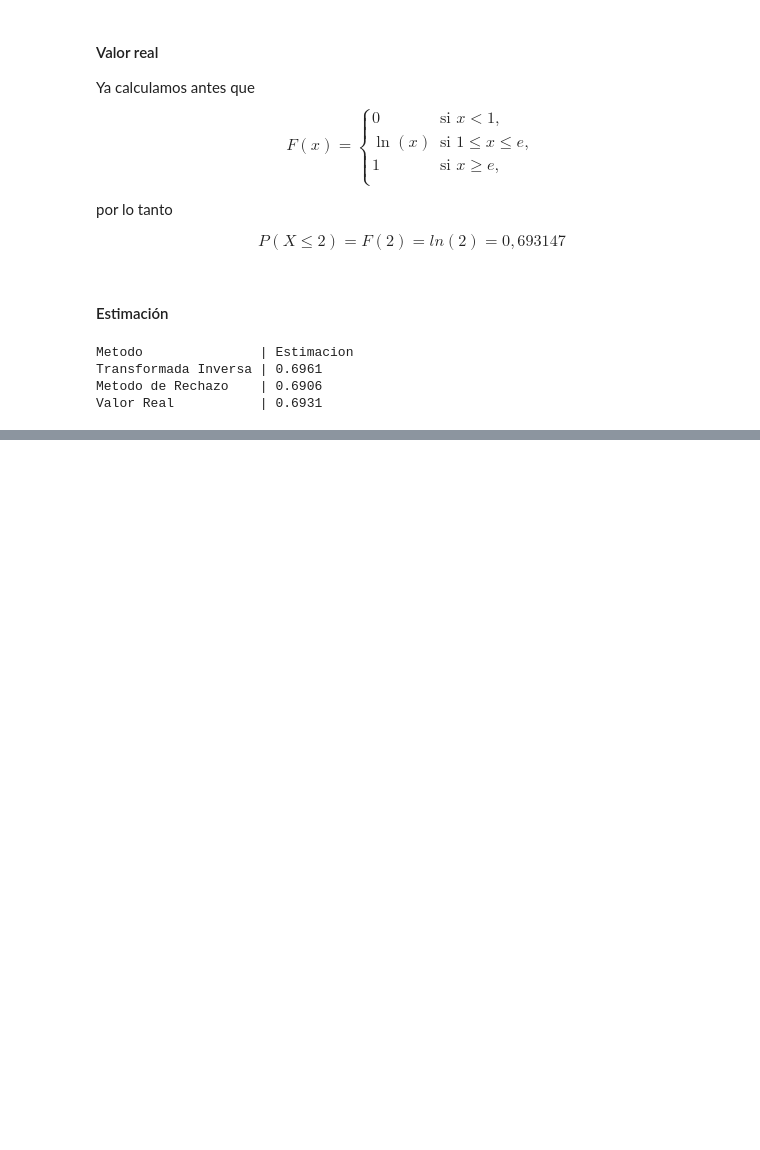
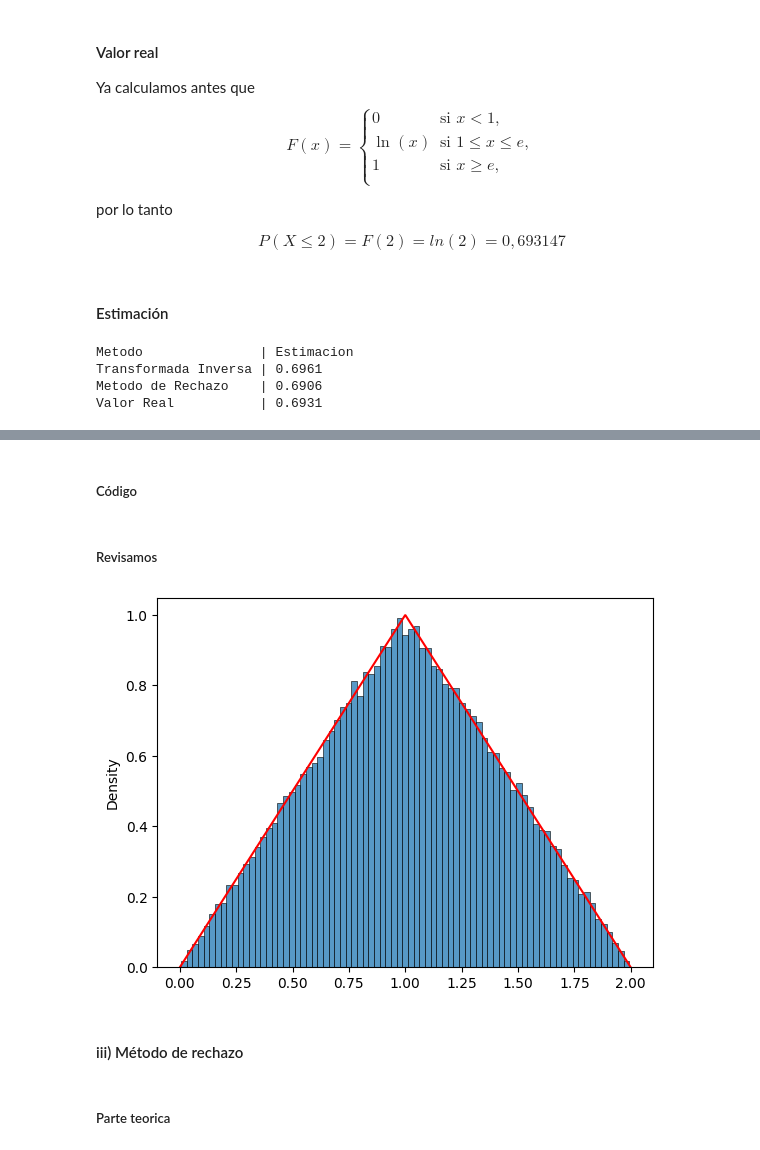
Before and after one commit to ramiro-l/ModelosYSimulacionFAMAF, a Jupyter notebook: Práctico5.ipynb, the cells around one changed output, grey strips where cells are left out. Saved outputs shown, nothing was run; the diff lists cells and outputs as text; code cells hidden in the pictures; blank space fills up the shorter version.

```diff
--- a/Práctico5.ipynb
+++ b/Práctico5.ipynb
@@ -1574,0 +1771,44 @@ Valor Real           | 0.6931
+# %% [markdown]
+##### Código
+# %%
+from random import random
+
+def ej8_tinv():
+  u = random()
+  if u < 0.5:
+    return (2*u)**0.5
+  else:
+    return 2 - (4-2*(1+u))**0.5
+# %% [markdown]
+##### Revisamos
+# %%
+import seaborn as sns
+import matplotlib.pyplot as plt
+
+def f(x):
+    return np.where(
+        (0 <= x) & (x < 2),
+         np.where(
+            (x < 1),
+            x,
+            2-x
+        ),
+        0
+    )
+
+x = np.linspace(0, 2, 1000)
+n_sim = int(1e5)
+s = np.empty(n_sim)
+for i in range(n_sim):
+  s[i]=ej8_tinv()
+
+
+sns.lineplot(x=x, y=f(x),color='red')
+sns.histplot(s, stat = 'density')
+plt.show()
+# %% [output]
+[figure, added]
+# %% [markdown]
+#### iii) Método de rechazo
+# %% [markdown]
+##### Parte teorica
```
Also changed, not shown: parts of 26 cells of this notebook.
